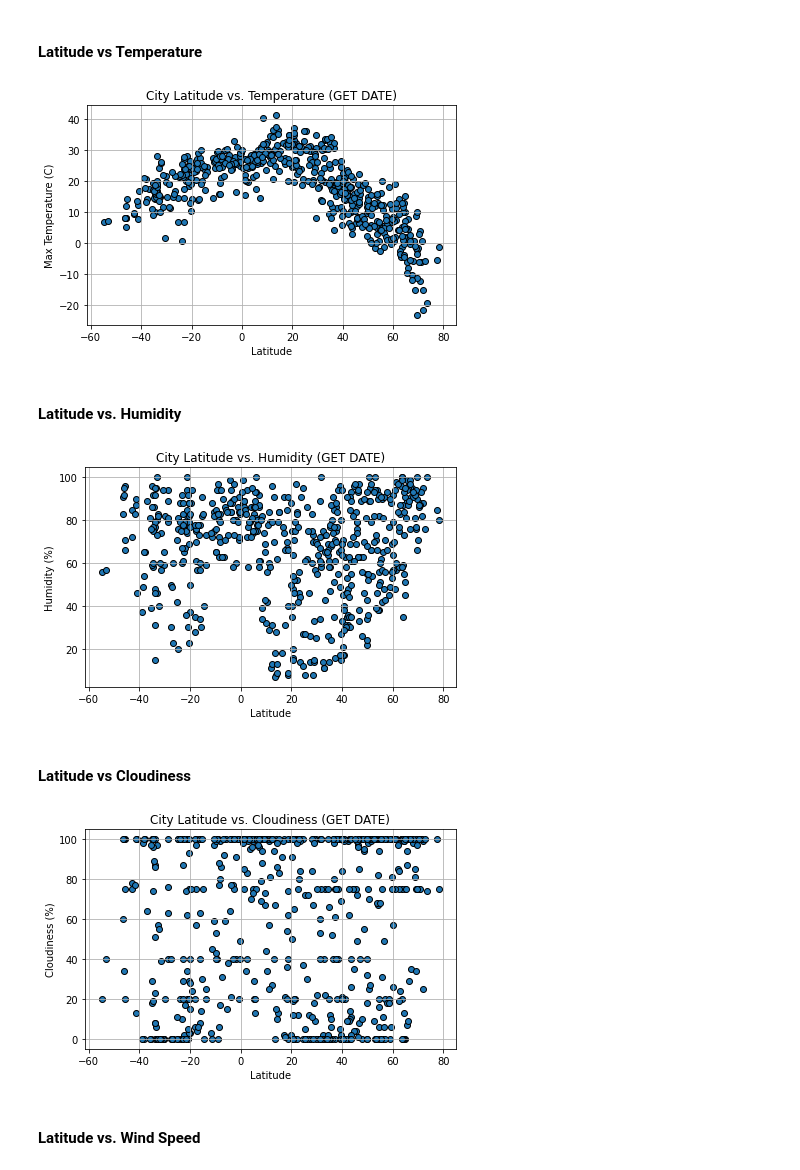
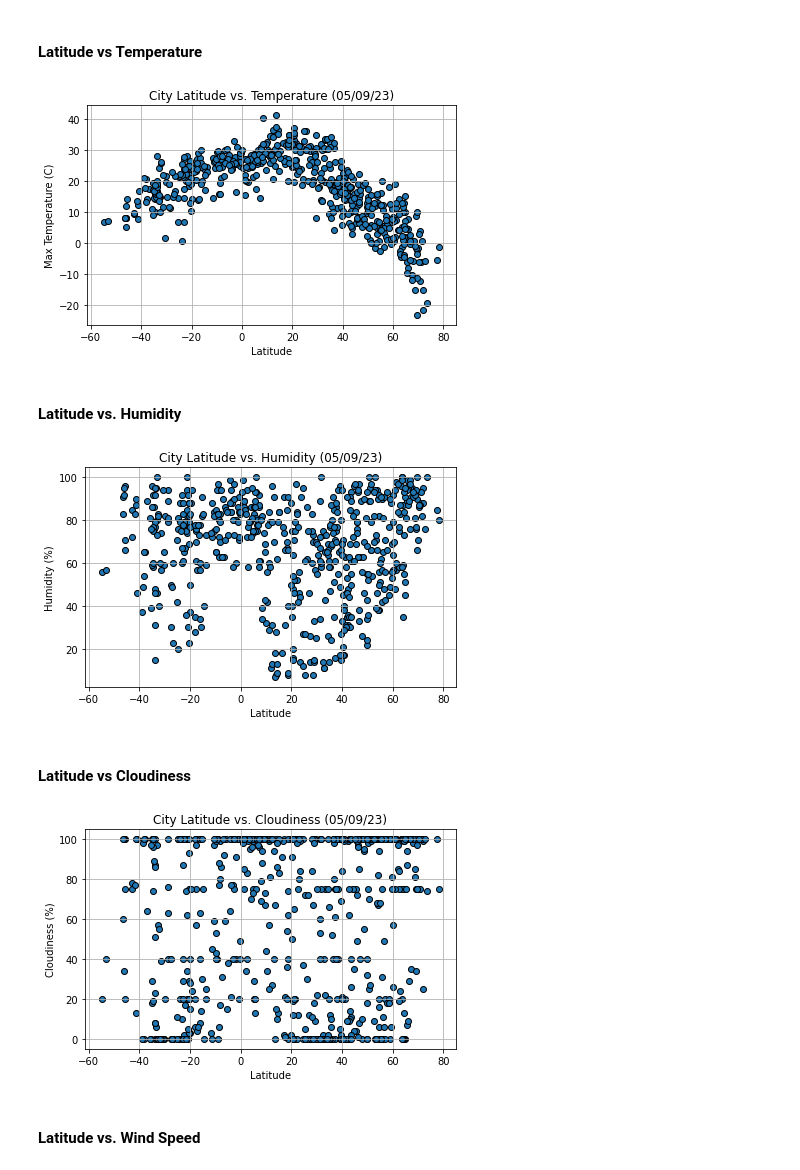
Before and after one commit to Wheezyotter/python-api-challenge, a Jupyter notebook: WeatherPy/WeatherPy.ipynb, the cells around one changed output. Saved outputs shown, nothing was run; the diff lists cells and outputs as text; code cells hidden in the pictures.

```diff
--- a/WeatherPy/WeatherPy.ipynb
+++ b/WeatherPy/WeatherPy.ipynb
@@ -180,24 +183,24 @@ city_data_df.head()
 # %%
 # Stores values for temperature and latitude
 temperature = city_data_df["Max Temp"]
 latitude = city_data_df["Lat"]
 # get today's date
 
 # Creates a scatter plot of latitude vs temperature
 fig1, ax1 = plt.subplots()
 
 ax1.scatter(latitude, temperature, edgecolors = "black")
 
-ax1.set_title("City Latitude vs. Temperature (GET DATE)")
+ax1.set_title(f"City Latitude vs. Temperature ({date_retrieved})")
 ax1.set_xlabel("Latitude")
 ax1.set_ylabel("Max Temperature (C)")
 ax1.grid()
 
 plt.tight_layout()
 plt.savefig("Figures/Fig1_lat_v_temp.png")
 plt.show()
 # %% [output]
-[figure, old version]
+[figure, new version]
 # %% [markdown]
 #### Latitude vs. Humidity
 # %%
@@ -210,7 +213,7 @@ fig2, ax2 = plt.subplots()
 
 ax2.scatter(latitude, humidity, edgecolors = "black")
 
-ax2.set_title("City Latitude vs. Humidity (GET DATE)")
+ax2.set_title(f"City Latitude vs. Humidity ({date_retrieved})")
 ax2.set_xlabel("Latitude")
 ax2.set_ylabel("Humidity (%)")
 ax2.grid()
@@ -219,7 +222,7 @@ plt.tight_layout()
 plt.savefig("Figures/Fig2_lat_v_humid.png")
 plt.show()
 # %% [output]
-[figure, old version]
+[figure, new version]
 # %% [markdown]
 #### Latitude vs Cloudiness
 # %%
@@ -232,7 +235,7 @@ fig3, ax3 = plt.subplots()
 
 ax3.scatter(latitude, cloudiness, edgecolors = "black")
 
-ax3.set_title("City Latitude vs. Cloudiness (GET DATE)")
+ax3.set_title(f"City Latitude vs. Cloudiness ({date_retrieved})")
 ax3.set_xlabel("Latitude")
 ax3.set_ylabel("Cloudiness (%)")
 ax3.grid()
@@ -241,7 +244,7 @@ plt.tight_layout()
 plt.savefig("Figures/Fig3_lat_v_cloud.png")
 plt.show()
 # %% [output]
-[figure, old version]
+[figure, new version]
 # %% [markdown]
 #### Latitude vs. Wind Speed
 # %%
```
Also changed, not shown: parts of 14 cells of this notebook, 12 other files.
